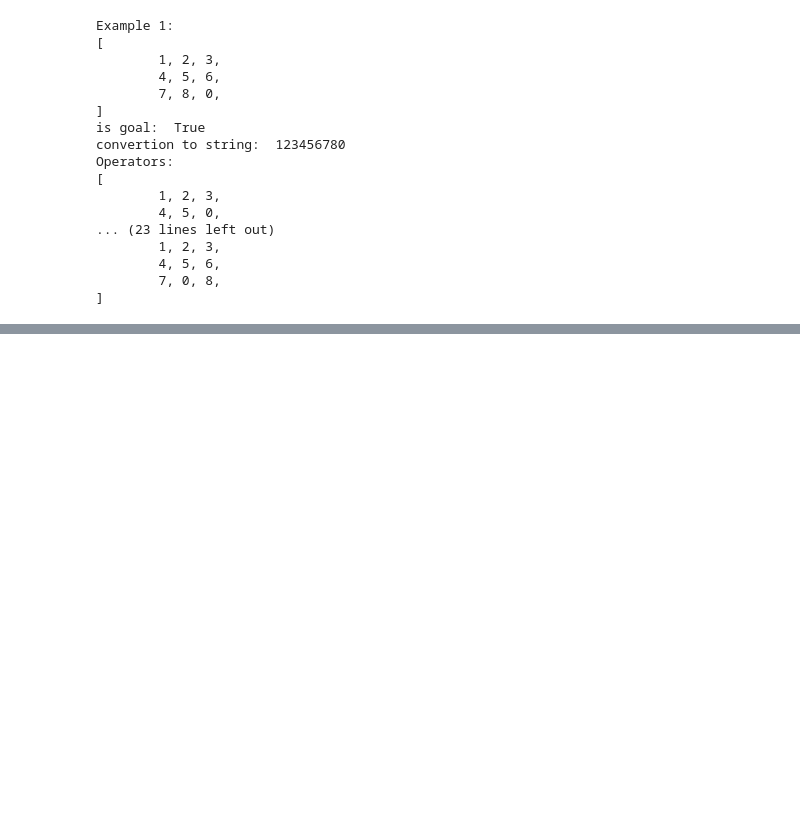
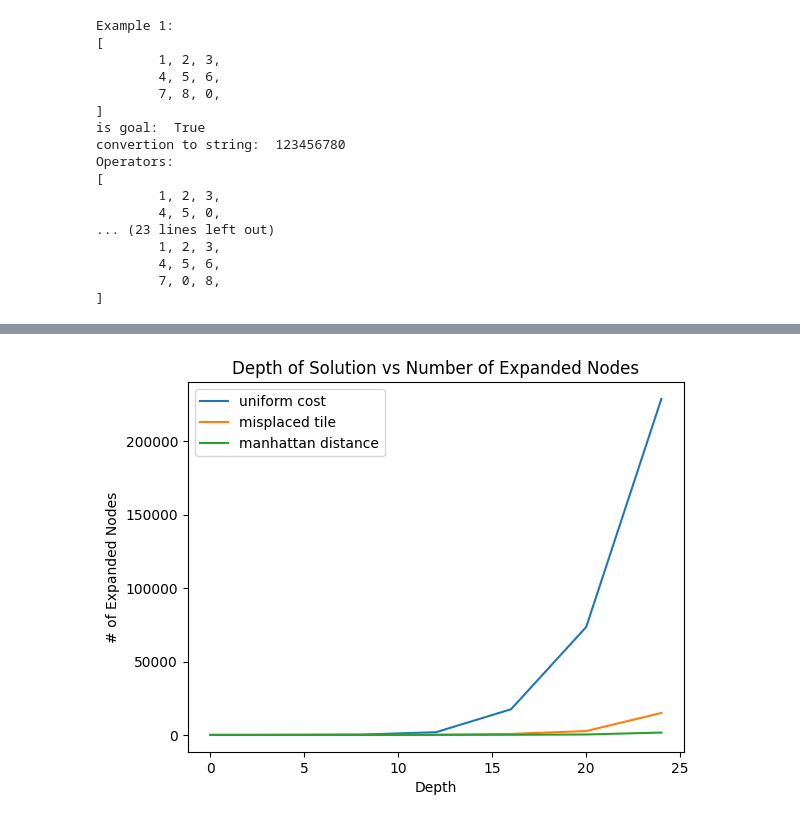
Before and after one commit to Quidifer/EightPuzzleSearch, a Jupyter notebook: test.ipynb, the cells around one changed output, grey strips where cells are left out. Saved outputs shown, nothing was run; the diff lists cells and outputs as text; code cells hidden in the pictures; blank space fills up the shorter version.

```diff
--- a/test.ipynb
+++ b/test.ipynb
@@ -3,7 +3,14 @@ import copy
 from queue import PriorityQueue
 import itertools
 
+# This is a static class that helps with anything specific to the eight puzzle.
+#   It can compute all possible moves for any gameboard
+#   It can tell whether or not a gameboard is the goal state
+#   It can find items in any gameboard.
+#   It can hash gameboards
+#   It can find any item a gameboard
 class EightPuzzle:
+    #EightPuzzle.hash to hash values
     hash: dict = {}
 
     goal = [
@@ -21,6 +28,7 @@ class EightPuzzle:
             string += str(flat_gameboard[i])
         return string
 
+    #finds the empty square in the gameboard
     @staticmethod
     def empty_square(gameboard: list[list[int]]):
         for i in range(len(gameboard)):
@@ -30,6 +38,8 @@ class EightPuzzle:
         print("no empty square found")
         return (-1,-1)
 
+    #computes all possible moves in a gameboard
+    #returns an array of gameboards
     @staticmethod
     def operators(gameboard: list[list[int]]):
         (i,j) = EightPuzzle.empty_square(gameboard)
@@ -61,10 +71,12 @@ class EightPuzzle:
 
         return operators
 
+    # checks if gameboard is in the goal state
     @staticmethod
     def is_goal(gameboard) -> bool:
         return gameboard == EightPuzzle.goal
 
+    # nicely prints the gameboard
     @staticmethod
     def print_gameboard(gameboard: list[list[int]]):
         print("[")
@@ -75,9 +87,19 @@ class EightPuzzle:
             print()
         print("]")
 
+    # IMPORTANT: Resets the hash. Make sure to call EightPuzzle.reset_hash() whenever making a new search
     @staticmethod
     def reset_hash():
         EightPuzzle.hash.clear()
+
+    # Finds the location of an item in the goal state
+    @staticmethod
+    def find(item: int) -> tuple[int, int]:
+        for i in range(len(EightPuzzle.goal)):
+            for j in range(len(EightPuzzle.goal[0])):
+                if item == EightPuzzle.goal[i][j]:
+                    return (i,j)
+        raise Exception("Item doesn't exist in goal")
 
 examples = [
     [
@@ -251,0 +437,11 @@ Time taken:  0.56 s
+# %%
+plt.plot(uniform_cost_depth, uniform_cost_expansions, label="uniform cost")
+plt.plot(misplaced_tile_depth, misplaced_tile_expansions, label="misplaced tile")
+plt.plot(manhattan_distance_depth, manhattan_distance_expansions, label="manhattan distance")
+plt.xlabel('Depth')
+plt.ylabel('# of Expanded Nodes')
+plt.title('Depth of Solution vs Number of Expanded Nodes')
+plt.legend()
+plt.show()
+# %% [output]
+[figure, added]
```
Also changed, not shown: parts of 5 cells of this notebook.
